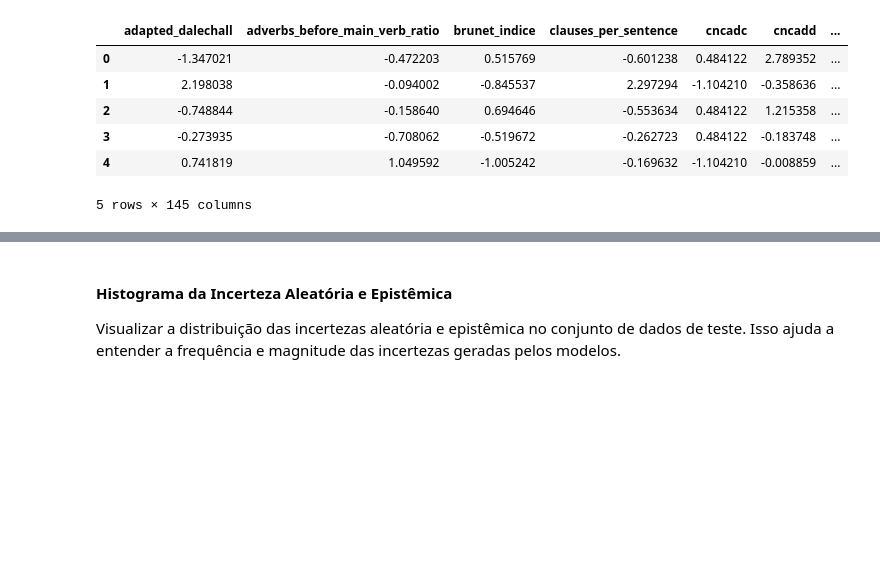
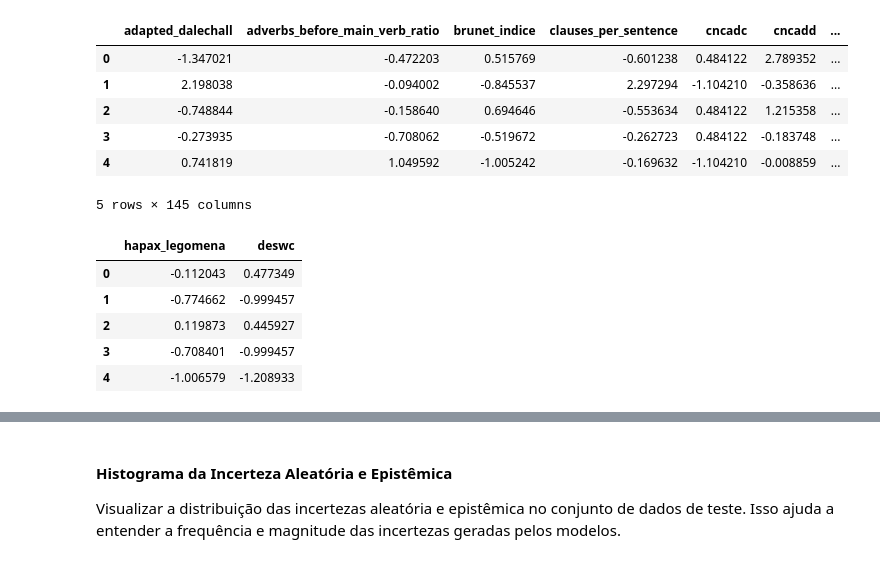
Before and after one commit to Tiagoblima/explanaible-essay-grading, a Jupyter notebook: notebooks/Essay Grade Classification - Parte 2.ipynb, the cells around one changed output, grey strips where cells are left out. Saved outputs shown, nothing was run; the diff lists cells and outputs as text; code cells hidden in the pictures; blank space fills up the shorter version.

```diff
--- a/notebooks/Essay Grade Classification - Parte 2.ipynb
+++ b/notebooks/Essay Grade Classification - Parte 2.ipynb
@@ -149,4 +153,14 @@ def plot_feature_uncertainty_scatter(selected_features, agg_uncertainty_df, test
     fig.colorbar(sm, ax=ax, label="Incerteza Aleatória")
 
     plt.show()
+# %%
+selected_features = ["hapax_legomena", "deswc"]
+test_data.loc[:, selected_features].head()
+# %% [output]
+|  | hapax_legomena | deswc |
+| 0 | -0.112043 | 0.477349 |
+| 1 | -0.774662 | -0.999457 |
+| 2 | 0.119873 | 0.445927 |
+| 3 | -0.708401 | -0.999457 |
+| 4 | -1.006579 | -1.208933 |
 # %%
```
Also changed, not shown: parts of 5 cells of this notebook.
